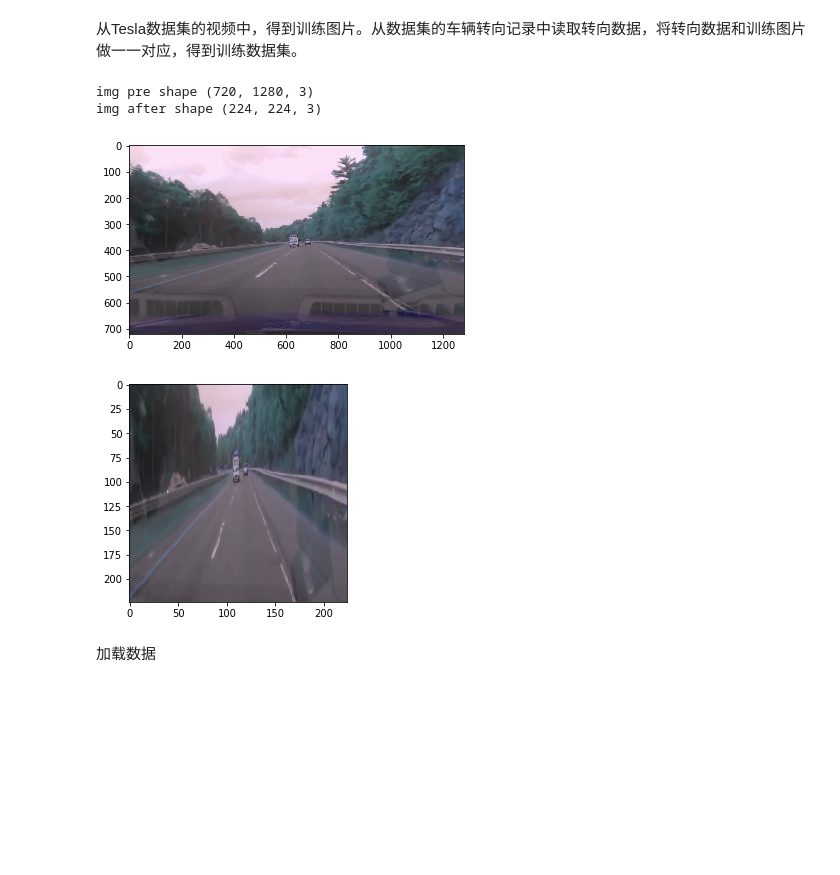
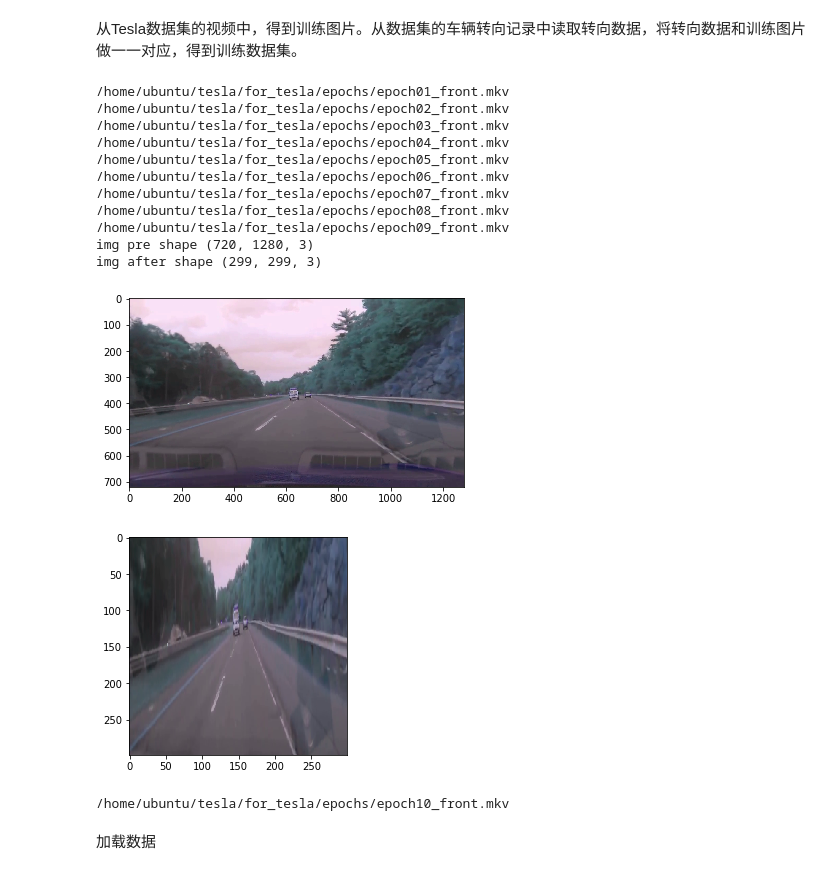
Before and after one commit to rosaann/for_tesla, a Jupyter notebook: deep_tesla.ipynb, the cells around one changed output. Drawn from its saved outputs; the diff is of its cells as text; code cells hidden in the pictures; blank space fills up the shorter version.

```diff
--- a/deep_tesla.ipynb
+++ b/deep_tesla.ipynb
@@ -59,13 +61,23 @@ def loadVideoAndResize(resize_w, resize_h):
      #   val_add = 'epoch{:0>2}_{}_{}_preprocess_val.p'.format(epoch_id, resize_w,resize_h)
         pickle.dump((img_list, steer_list), open(train_add, 'wb'))
      #   pickle.dump((img_list_val, steer_list_val), open(val_add, 'wb'))
-# %%
-loadVideoAndResize(224, 224)
-# %% [output]
-img pre shape (720, 1280, 3)
-img after shape (224, 224, 3)
-[figure, removed]
-[figure, removed]
+# %%
+loadVideoAndResize(299, 299)
+# %% [output]
+/home/ubuntu/tesla/for_tesla/epochs/epoch01_front.mkv
+/home/ubuntu/tesla/for_tesla/epochs/epoch02_front.mkv
+/home/ubuntu/tesla/for_tesla/epochs/epoch03_front.mkv
+/home/ubuntu/tesla/for_tesla/epochs/epoch04_front.mkv
+/home/ubuntu/tesla/for_tesla/epochs/epoch05_front.mkv
+/home/ubuntu/tesla/for_tesla/epochs/epoch06_front.mkv
+/home/ubuntu/tesla/for_tesla/epochs/epoch07_front.mkv
+/home/ubuntu/tesla/for_tesla/epochs/epoch08_front.mkv
+/home/ubuntu/tesla/for_tesla/epochs/epoch09_front.mkv
+img pre shape (720, 1280, 3)
+img after shape (299, 299, 3)
+[figure, added]
+[figure, added]
+/home/ubuntu/tesla/for_tesla/epochs/epoch10_front.mkv
 # %% [markdown]
 加载数据
 # %%
```
Also changed, not shown: parts of 10 cells of this notebook.
